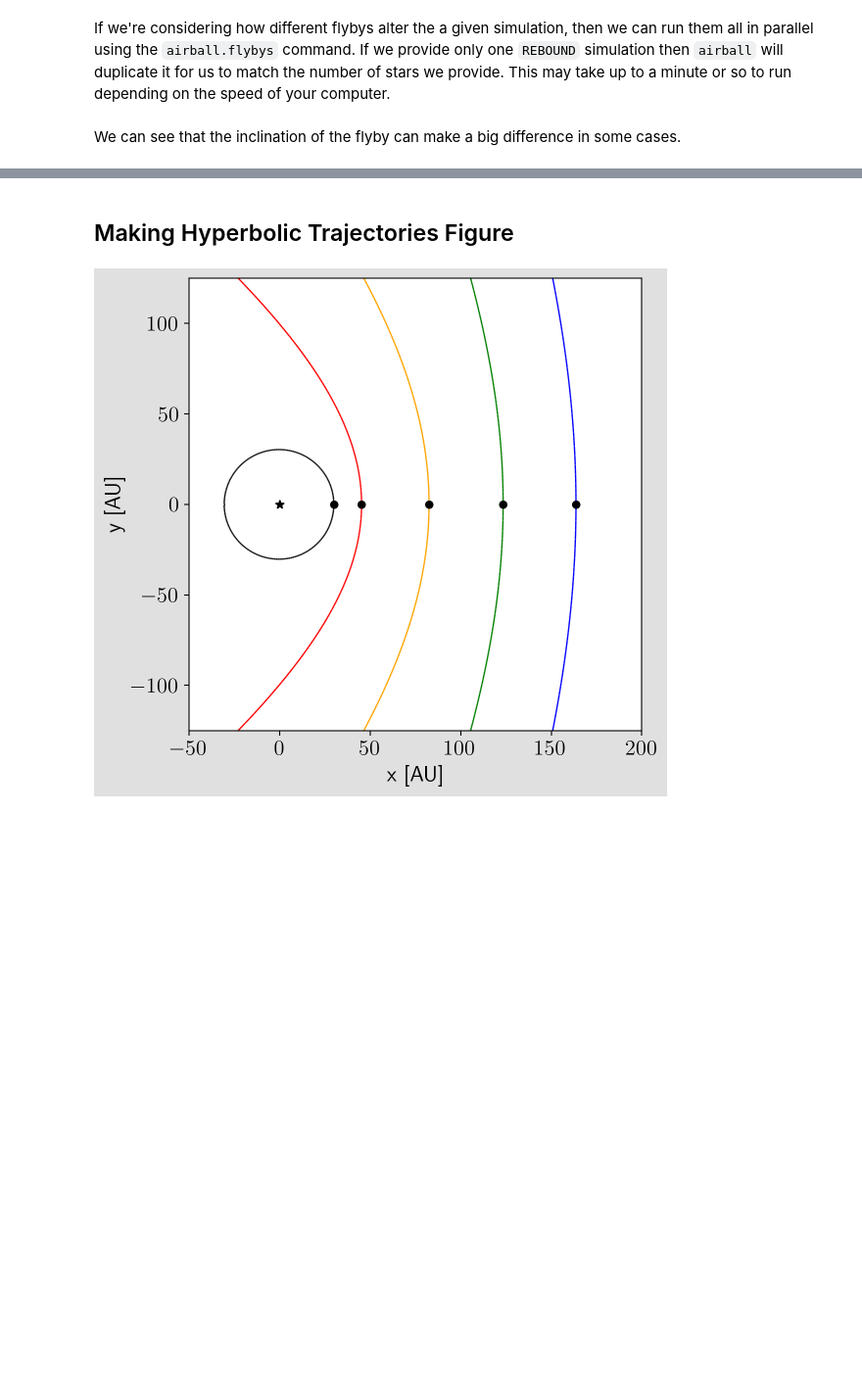
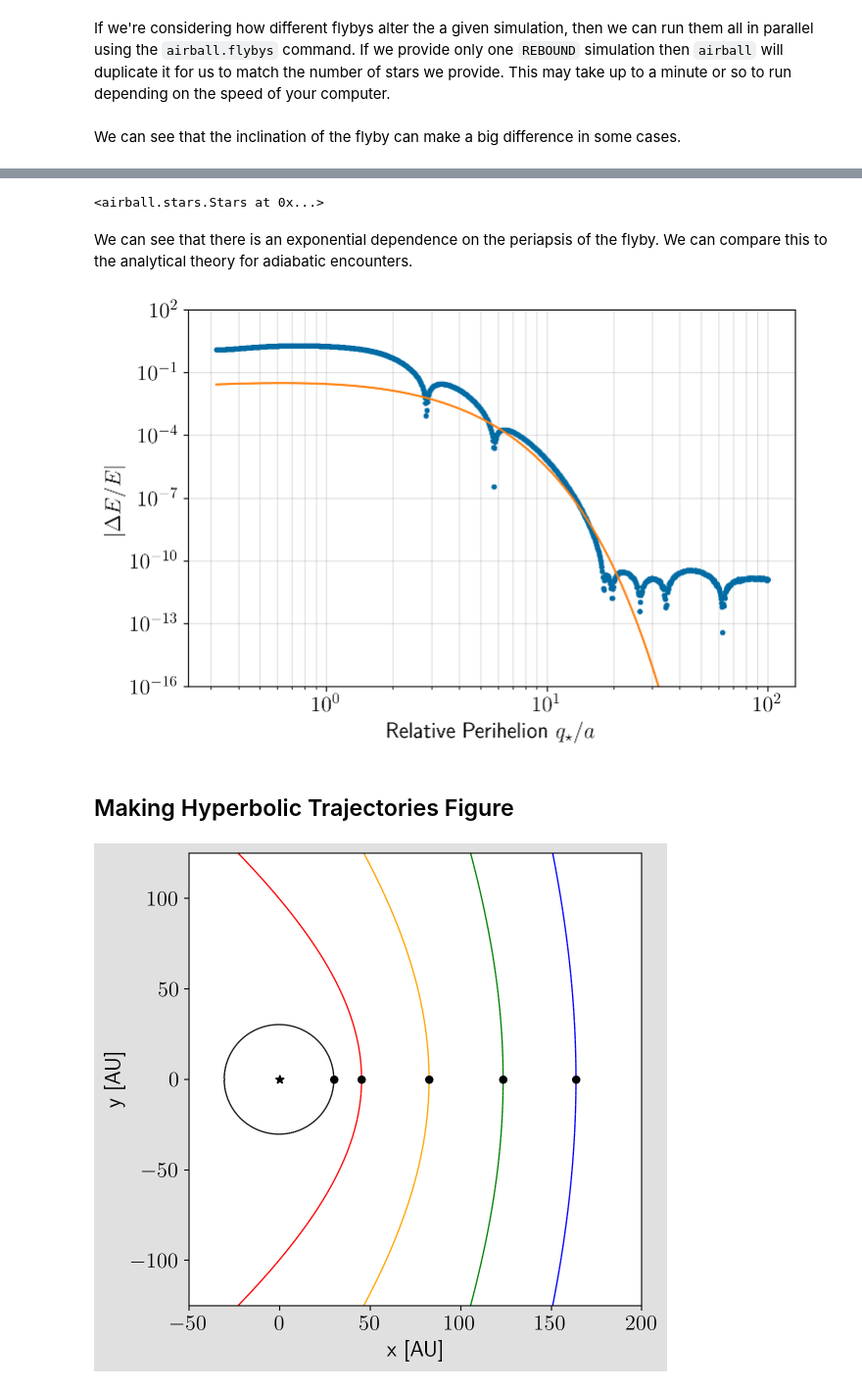
Before and after one commit to zyrxvo/airball, a Jupyter notebook: docs/examples/basics.ipynb, the cells around one changed output, grey strips where cells are left out. Shown at 98% size. Drawn from its saved outputs; the diff is of its cells as text; code cells hidden in the pictures; blank space fills up the shorter version.

```diff
--- a/docs/examples/basics.ipynb
+++ b/docs/examples/basics.ipynb
@@ -156,3 +174,36 @@ plt.show()
+# %%
+Nstars = 1000
+sim = setup()
+q_stars = np.logspace(-0.5, 2, Nstars) * sim.particles[1].a
+mu = airball.tools.gravitational_mu(sim, star)
+b_stars = airball.tools.vinf_and_q_to_b(mu, q_stars, star.v)
+
+stars = airball.Stars(m=star.m, b=b_stars, v=star.v, inc=star.inc, omega=star.omega, Omega=star.Omega)
+stars.sortby('q', sim)
+stars
+# %% [output]
+<airball.stars.Stars at 0x...>
+# %%
+sim = setup()
+after_sims = airball.flybys(sim, stars)
+# %% [markdown]
+We can see that there is an exponential dependence on the periapsis of the flyby. We can compare this to the analytical theory for adiabatic encounters.
+# %%
+dEs = np.zeros(Nstars)
+for i in range(Nstars):
+    dEs[i] = np.abs((after_sims[i].energy() - sim.energy())/sim.energy())
+
+plt.rcParams.update({'font.size': 16})
+fig,ax = plt.subplots(1,1, figsize=(8,5), sharex=True)
+ax.loglog(stars.q(sim)/sim.particles[1].a, dEs, '.')
+ax.loglog(stars.q(sim)/sim.particles[1].a, airball.relative_energy_change(sim, stars))
+ax.grid(which='both', alpha=0.4)
+ax.set_ylim([1e-16, 1e2])
+ax.set_ylabel(r'$|\Delta E/E|$')
+ax.set_xlabel(r'Relative Perihelion $q_\star/a$')
+plt.show()
+# %% [output]
+[figure, added]
 # %% [markdown]
 ## Making Hyperbolic Trajectories Figure
 # %%
```
Also changed, not shown: parts of 13 cells of this notebook, 4 other files.
